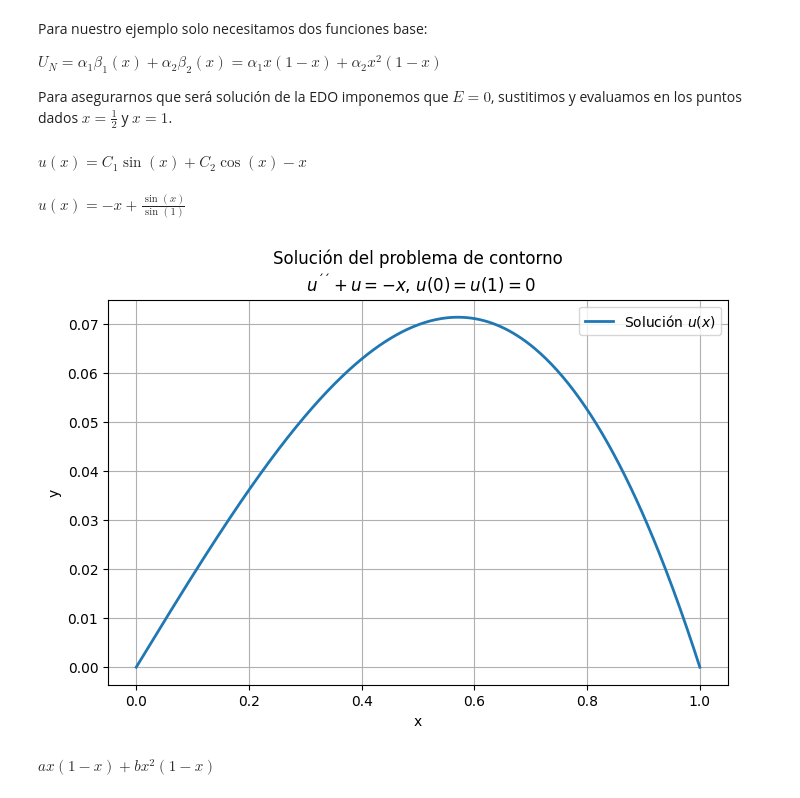
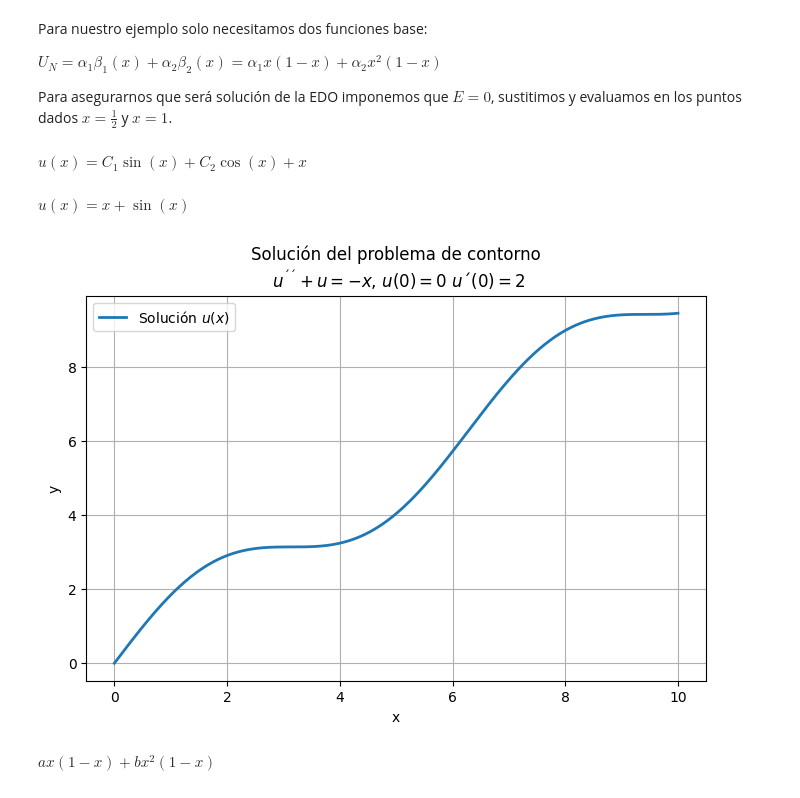
Before and after one commit to LuisManuelCatzoliSoriano/EDP-I, a Jupyter notebook: MétododeC.ipynb, the cells around one changed output. Cells and saved outputs as stored; diff of their text form; code cells hidden in the pictures.

```diff
--- a/MétododeC.ipynb
+++ b/MétododeC.ipynb
@@ -30,34 +30,34 @@ import matplotlib.pyplot as plt
 x = sp.symbols('x') # variable
 u = sp.Function('u') # función
 # %%
-ode = u(x).diff(x,x) + u(x) + x
+ode = u(x).diff(x,x) + u(x) - x
 sp.dsolve(ode,u(x))
 # %% [output]
-$\displaystyle u{\left(x \right)} = C_{1} \sin{\left(x \right)} + C_{2} \cos{\left(x \right)} - x$
+$\displaystyle u{\left(x \right)} = C_{1} \sin{\left(x \right)} + C_{2} \cos{\left(x \right)} + x$
 # %%
-sol = sp.dsolve(ode, ics={u(0):0,u(1):0}) # ics es un diccionario
+sol = sp.dsolve(ode, ics={u(0):0,u(x).diff(x).subs(x, 0):2}) # ics es un diccionario
 # %%
 sol
 # %% [output]
-$\displaystyle u{\left(x \right)} = - x + \frac{\sin{\left(x \right)}}{\sin{\left(1 \right)}}$
+$\displaystyle u{\left(x \right)} = x + \sin{\left(x \right)}$
 # %%
 u_expr = sol.rhs
 
 u_num = sp.lambdify(x,u_expr,"numpy")
 
-xx = np.linspace(0,1,400)
+xx = np.linspace(0,10,400)
 yy = u_num(xx)
 
 plt.figure(figsize=(8, 5))
 plt.plot(xx, yy, label="Solución $u(x)$", linewidth=2)
-plt.title('Solución del problema de contorno\n $u^{´´} + u=-x$, $u(0)=u(1)=0$')
+plt.title('Solución del problema de contorno\n $u^{´´} + u=-x$, $u(0)=0$ $u´(0)=2$')
 plt.xlabel('x')
 plt.ylabel('y')
 plt.grid(True)
 plt.legend()
 plt.show()
 # %% [output]
-[figure, old version]
+[figure, new version]
 # %%
 a,b=sp.symbols('a b')
 
```
Also changed, not shown: parts of 2 cells of this notebook.
